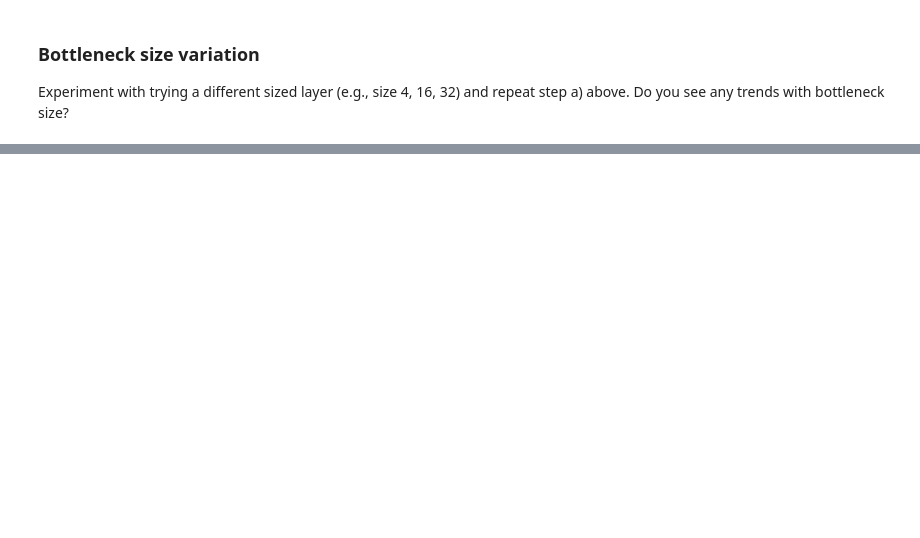
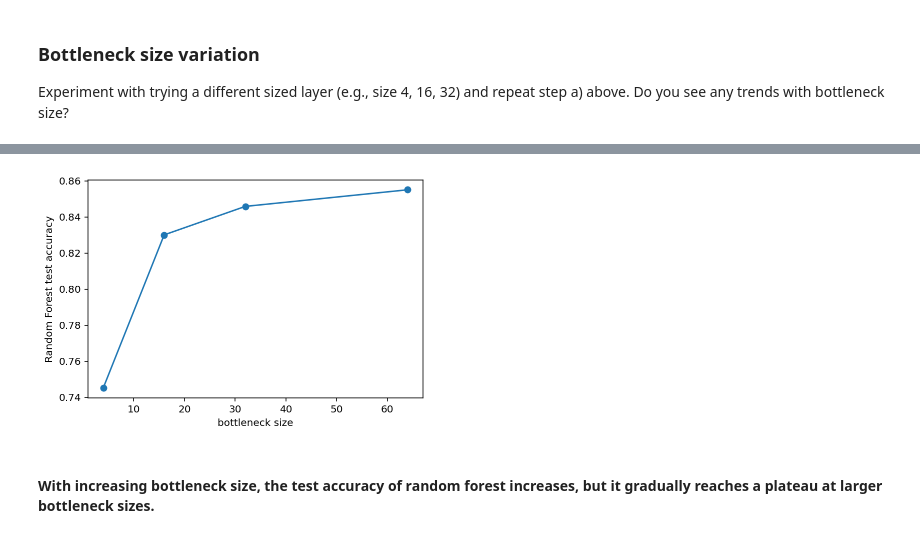
Before and after one commit to yanglyu902/UCB-AY250-HW, a Jupyter notebook: hw_6/hw6_ml.ipynb, the cells around one changed output, grey strips where cells are left out. Cells and saved outputs as stored; diff of their text form; code cells hidden in the pictures; blank space fills up the shorter version.

```diff
--- a/hw_6/hw6_ml.ipynb
+++ b/hw_6/hw6_ml.ipynb
@@ -681,3 +713,8 @@ plt.show()
 ### Classify using Random Forest
 
 Using the autoencoder model above, create a random forest model to predict the classes of the images using the 64-parameter bottleneck layer. What accuracy do you get? How does it compare with the accuracy we got on the `convnet` model before?
+# %%
+model_encoder = Model(input_img, bottleneck)
+# %%
+train_encoded = model_encoder.predict(x_train)
+test_encoded = model_encoder.predict(x_test)
@@ -687,0 +775,33 @@ Experiment with trying a different sized layer (e.g., size 4, 16, 32) and repeat
+# %%
+def RF(train_encoded, test_encoded):
+    np.random.rand(0)
+
+    # instantiate classifier object
+    classifier = RandomForestClassifier(n_estimators=100)
+
+    # fit the classification model on training set
+    classifier.fit(train_encoded, y_train)
+
+    # make predictions for testing set
+    pred_rf = classifier.predict(test_encoded)
+
+    print(f'test accuracy: {np.sum(y_test==pred_rf)/len(y_test)}')
+
+    return np.sum(y_test==pred_rf)/len(y_test)
+# %%
+sizes = [4, 16, 32, 64]
+accuracies = []
+
+np.random.seed(0)
+for size in sizes:
+    with tf.device('/gpu:0'):
+        autoencoder, model_encoder = AE(size)
+        autoencoder_train = autoencoder.fit(x_train, x_train,
+                                        batch_size=batch_size, epochs=10,
+                                        verbose=1, shuffle=False,
+                                        validation_data=(x_test, x_test))
+
+    train_encoded = model_encoder.predict(x_train)
+    test_encoded = model_encoder.predict(x_test)
+
+    accuracies.append(RF(train_encoded, test_encoded))
@@ -687,0 +862,10 @@ Experiment with trying a different sized layer (e.g., size 4, 16, 32) and repeat
+# %%
+plt.figure()
+plt.plot(sizes, accuracies, 'o-')
+plt.xlabel('bottleneck size')
+plt.ylabel('Random Forest test accuracy')
+plt.show()
+# %% [output]
+[figure, added]
+# %% [markdown]
+#### With increasing bottleneck size, the test accuracy of random forest increases, but it gradually reaches a plateau at larger bottleneck sizes.
```
Also changed, not shown: parts of 8 cells of this notebook.
